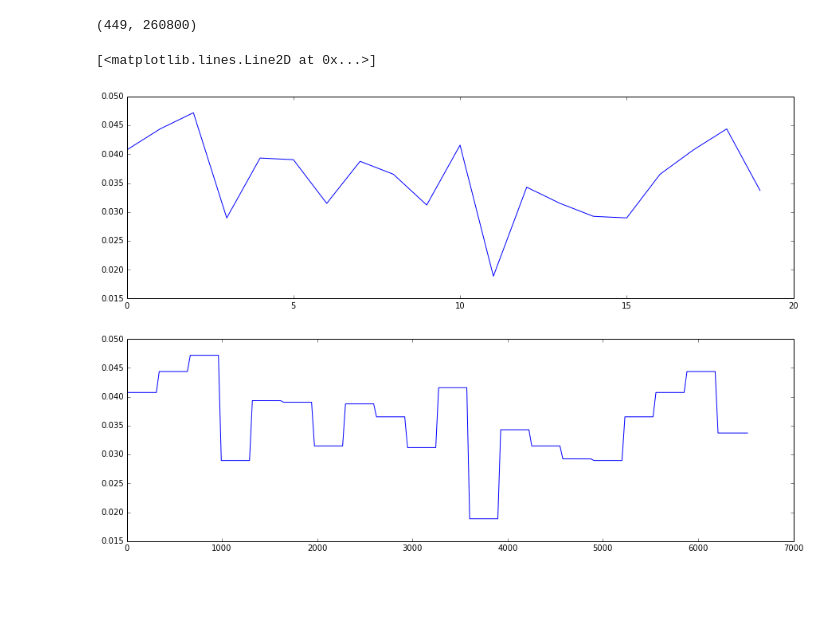
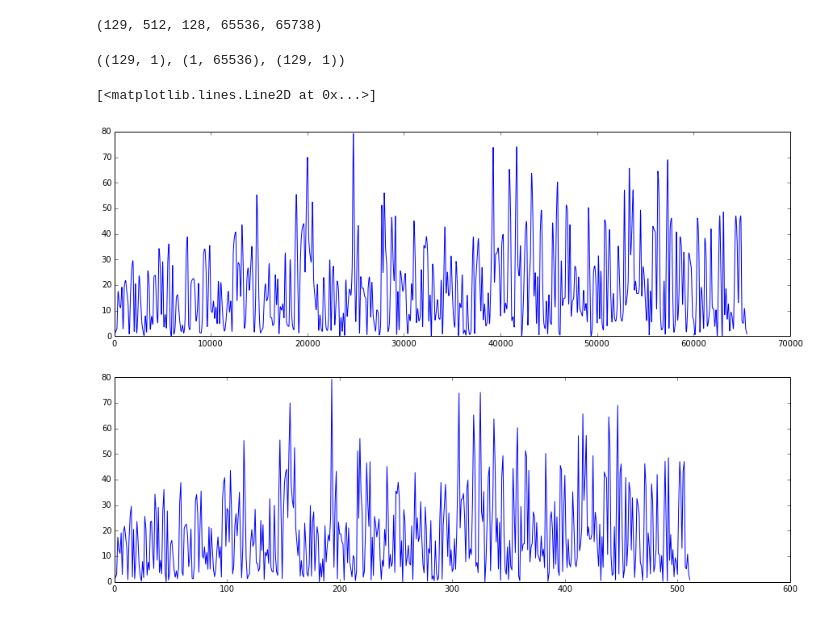
Before and after one commit to amygdalama/furrier-transform, a Jupyter notebook: furrier-transform.ipynb, the cells around one changed output. Cells and saved outputs as stored; diff of their text form; code cells hidden in the pictures; blank space fills up the shorter version.

```diff
--- a/furrier-transform.ipynb
+++ b/furrier-transform.ipynb
@@ -10,7 +11,7 @@ import scipy.io.wavfile as wavfile
 plt.rcParams['figure.figsize'] = (15, 10)
 # %%
 # Read the violin sound
-violin, sampling_rate, encoding = audiolab.oggread("violin.ogg")
+sampling_rate, violin = wavfile.read("flute.wav")
 # %%
 # What does violin look like?
 violin.shape
@@ -64,3 +55,11 @@ SAMPLING_RATE = 44100
+# %%
+num_rows, num_cols = Pxx.shape
+SAMPLES_PER_WINDOW = len(violin)/num_cols
+SAMPLING_RATE = 44100
+num_samples = num_cols * SAMPLES_PER_WINDOW
+num_rows, num_cols, SAMPLES_PER_WINDOW, num_samples, len(violin)
+# %% [output]
+(129, 512, 128, 65536, 65738)
 # %%
 def linear_luminance(rgb):
     # rgb should be an array of length 3 with red, green, and blue values
@@ -108,9 +107,12 @@ def lerp(x, y, nx=326, nBlend=50):
         Y[i*nx-nBlend:i*nx+nBlend+1] = np.interp(X_temp, x_temp, y_temp)
     return X, Y
 # %%
-num_rows, num_cols = lum_spectrogram.shape
-num_samples = num_cols * SAMPLES_PER_WINDOW
-t = time(num_samples)
-f = np.apply_along_axis(frequency, 0, np.arange(num_rows)/float(num_rows))
+t = np.matrix(np.linspace(bins[0], bins[-1], num_samples))
+# t = np.matrix(bins)
+f = np.matrix(freqs).transpose()
 phi = np.matrix(np.random.rand(num_rows)*2*np.pi)
 phi = phi.transpose()
+# phi = 0
+f.shape, t.shape, phi.shape
+# %% [output]
+((129, 1), (1, 65536), (129, 1))
@@ -121,8 +119,11 @@ f = f.transpose()
 # %%
-a = np.zeros((num_rows, num_samples))
-for i in range(num_rows):
-    X, Y = lerp(np.arange(num_cols), lum_spectrogram[i], nx=SAMPLES_PER_WINDOW, nBlend=15)
-    a[i] = Y
-a.shape
+# a = np.zeros((num_rows, num_samples))
+# for i in range(num_rows):
+#     X, Y = lerp(np.arange(num_cols), Pxx[i,:], nx=SAMPLES_PER_WINDOW, nBlend=SAMPLES_PER_WINDOW/2)
+#     a[i] = Y
+a = Pxx
+a = np.sqrt(Pxx)
+interp_a = np.zeros((num_rows, num_samples))
+for i in xrange(len(a)):
+    interpolation = interpolate.PchipInterpolator(bins, a[i,:])
+    interp_a[i,:] = interpolation(np.linspace(bins[0], bins[-1], num_samples))
-# %% [output]
-(449, 260800)
@@ -129,9 +136,9 @@ a.shape
 # %%
-plt.subplot(2, 1, 1)
-plt.plot(lum_spectrogram[0,:20])
-plt.subplot(2, 1, 2)
-plt.plot(a[0,:20*326])
+plt.subplot(211)
+plt.plot(interp_a[0,:])
+plt.subplot(212)
+plt.plot(a[0,:])
 # %% [output]
 [<matplotlib.lines.Line2D at 0x...>]
-[figure, old version]
+[figure, new version]
 # %%
```
Also changed, not shown: parts of 23 cells of this notebook, 6 other files.
